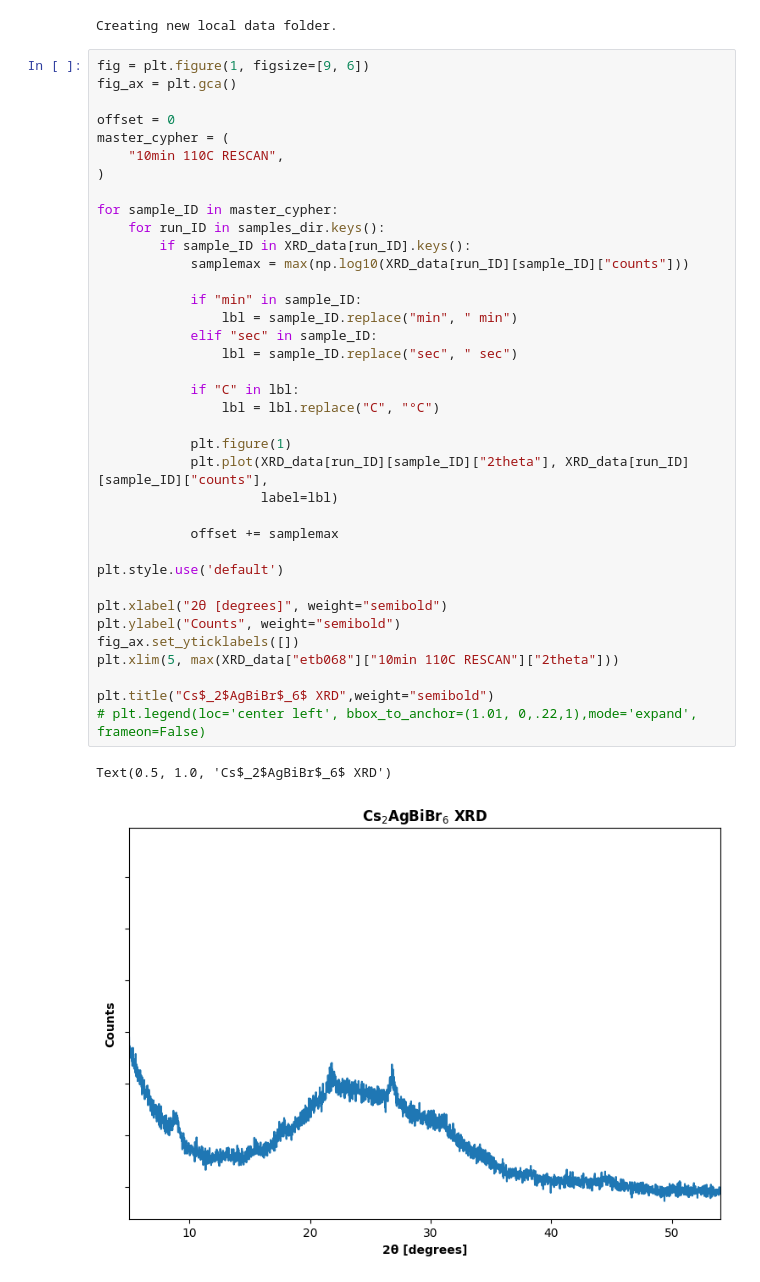
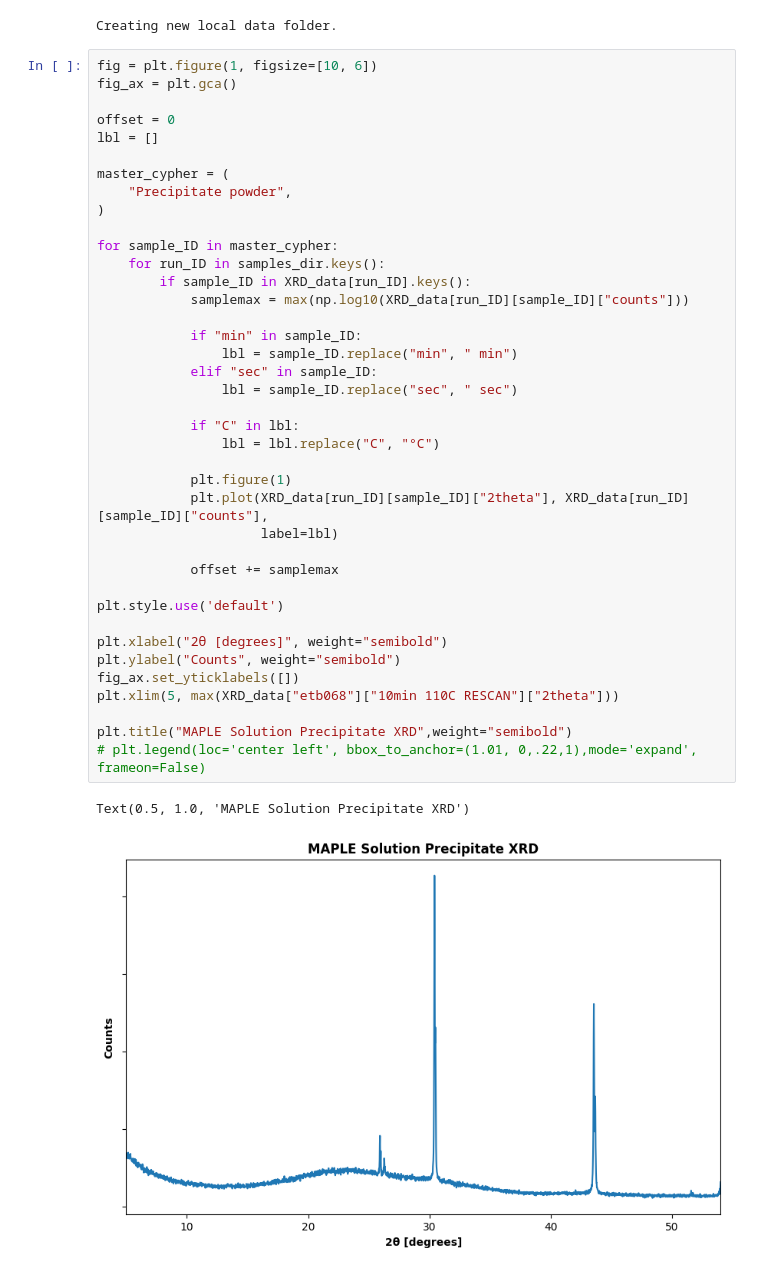
Before and after one commit to tomasbar/sciencetools_py, a Jupyter notebook: SCRAPBOOK.ipynb, the cells around one changed output. Cells and saved outputs as stored; diff of their text form.

```diff
--- a/SCRAPBOOK.ipynb
+++ b/SCRAPBOOK.ipynb
@@ -120,43 +120,45 @@ for run_ID in samples_dir.keys():
 # %% [output]
 Creating new local data folder.
 # %%
-fig = plt.figure(1, figsize=[9, 6])
+fig = plt.figure(1, figsize=[10, 6])
 fig_ax = plt.gca()
 
 offset = 0
+lbl = []
+
 master_cypher = (
-    "10min 110C RESCAN",
+    "Precipitate powder",
 )
 
 for sample_ID in master_cypher:
     for run_ID in samples_dir.keys():
         if sample_ID in XRD_data[run_ID].keys():
             samplemax = max(np.log10(XRD_data[run_ID][sample_ID]["counts"]))
 
             if "min" in sample_ID:
                 lbl = sample_ID.replace("min", " min")
             elif "sec" in sample_ID:
                 lbl = sample_ID.replace("sec", " sec")
 
             if "C" in lbl:
                 lbl = lbl.replace("C", "°C")
 
             plt.figure(1)
             plt.plot(XRD_data[run_ID][sample_ID]["2theta"], XRD_data[run_ID][sample_ID]["counts"],
                      label=lbl)
 
             offset += samplemax
 
 plt.style.use('default')
 
 plt.xlabel("2θ [degrees]", weight="semibold")
 plt.ylabel("Counts", weight="semibold")
 fig_ax.set_yticklabels([])
 plt.xlim(5, max(XRD_data["etb068"]["10min 110C RESCAN"]["2theta"]))
 
-plt.title("Cs$_2$AgBiBr$_6$ XRD",weight="semibold")
+plt.title("MAPLE Solution Precipitate XRD",weight="semibold")
 # plt.legend(loc='center left', bbox_to_anchor=(1.01, 0,.22,1),mode='expand', frameon=False)
 # %% [output]
-Text(0.5, 1.0, 'Cs$_2$AgBiBr$_6$ XRD')
+Text(0.5, 1.0, 'MAPLE Solution Precipitate XRD')
-[figure, old version]
+[figure, new version]
 # %%
```
Also changed, not shown: parts of 1 cell of this notebook, 9 other files.
